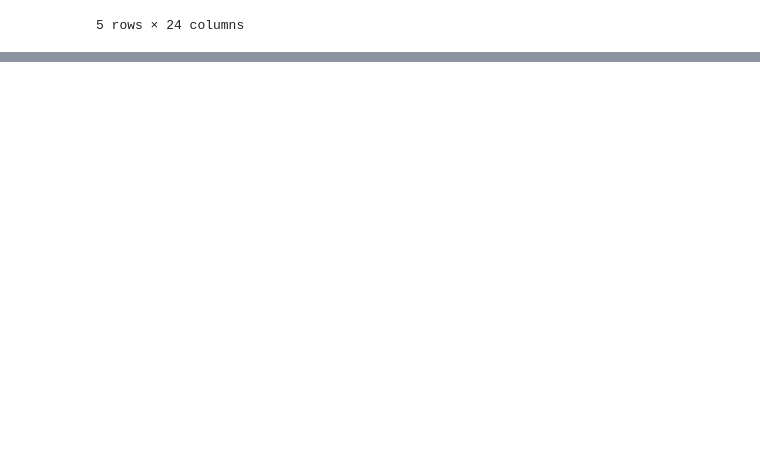
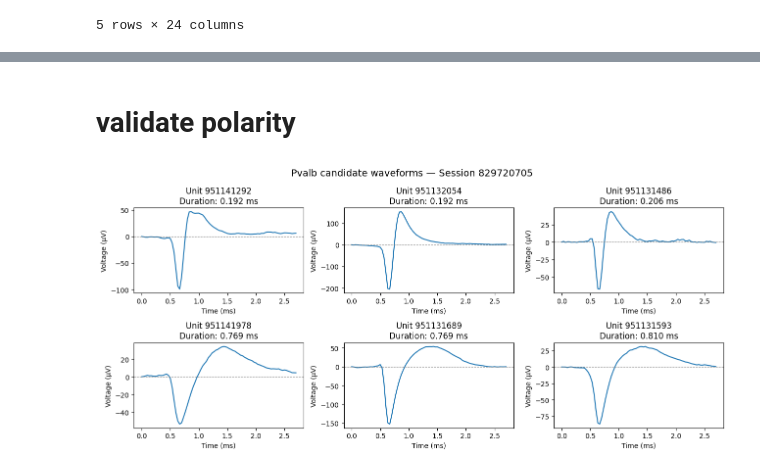
Before and after one commit to KeanuVentura/spikes2slope, a Jupyter notebook: waveform.ipynb, the cells around one changed output, grey strips where cells are left out. Cells and saved outputs as stored; diff of their text form; code cells hidden in the pictures; blank space fills up the shorter version.

```diff
--- a/waveform.ipynb
+++ b/waveform.ipynb
@@ -149,0 +246,45 @@ dtype: int64
+# %% [markdown]
+# validate polarity
+# %%
+session_id = 829720705
+session = cache.get_session_data(session_id)
+
+subset = tagged.loc[
+    (tagged["ecephys_session_id"] == session_id)
+    & (tagged["cell_type_label"] == "Pvalb")
+].sort_values("waveform_duration")
+
+selected = pd.concat([subset.head(3), subset.tail(3)])
+
+fig, axes = plt.subplots(2, 3, figsize=(13, 6))
+
+for ax, (_, unit) in zip(axes.flat, selected.iterrows()):
+    unit_id = int(unit["unit_id"])
+    waveform = session.mean_waveforms[unit_id]
+
+    peak_channel = int(session.units.loc[unit_id, "peak_channel_id"])
+
+    trace = waveform.sel(channel_id=peak_channel)
+
+    time_ms = trace["time"].values * 1000
+    voltage = trace.values
+
+    ax.plot(time_ms, voltage)
+    ax.axhline(0, color="gray", linestyle="--", linewidth=0.8)
+
+    ax.set_title(
+        f"Unit {unit_id}\n"
+        f"Duration: {unit['waveform_duration']:.3f} ms"
+    )
+    ax.set_xlabel("Time (ms)")
+    ax.set_ylabel("Voltage (µV)")
+
+fig.suptitle(
+    "Pvalb candidate waveforms — Session 829720705",
+    fontsize=14
+)
+
+plt.tight_layout()
+plt.show()
+# %% [output]
+[figure, added]
```
Also changed, not shown: parts of 9 cells of this notebook.
